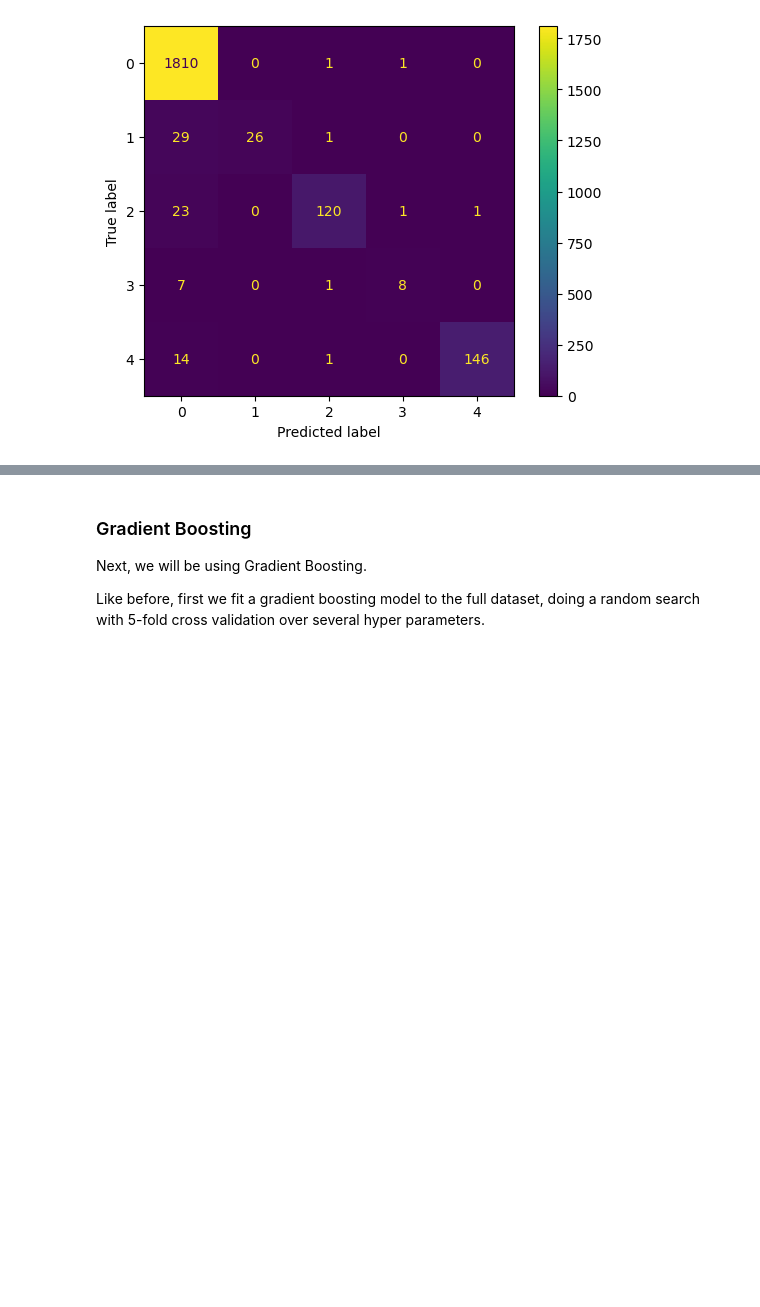
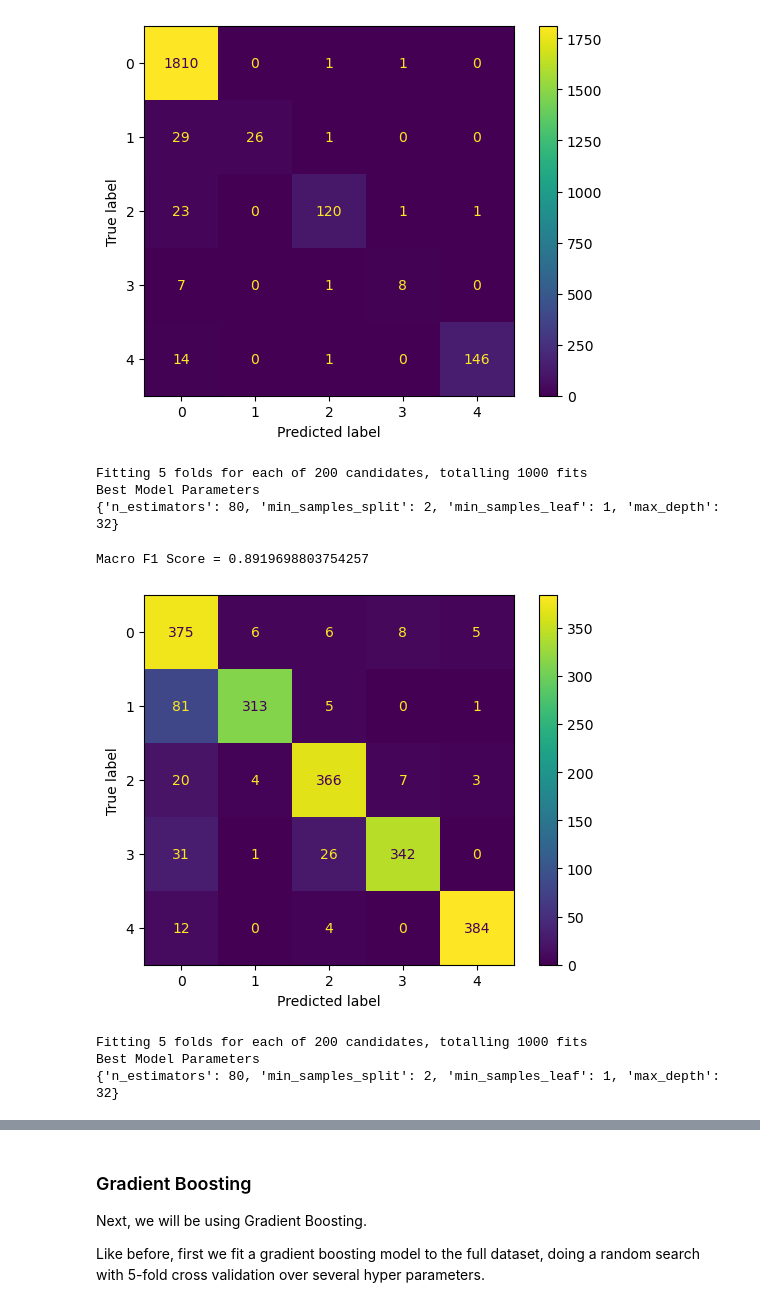
Before and after one commit to Chiuchiyin/DTSA5509-Final-Project, a Jupyter notebook: Heart Beat ECG Analysis and Classification.ipynb, the cells around one changed output, grey strips where cells are left out. Cells and saved outputs as stored; diff of their text form; code cells hidden in the pictures; blank space fills up the shorter version.

```diff
--- a/Heart Beat ECG Analysis and Classification.ipynb
+++ b/Heart Beat ECG Analysis and Classification.ipynb
@@ -463,3 +583,29 @@ make_confusion_matrix(rf_filtered, X_test_filtered, y_test)
 # %% [output]
 Macro F1 Score = 0.8138957027712237
 [figure]
+# %%
+rf_balanced = train_model(RandomForestClassifier(random_state=42),
+                      X_train_balanced, y_train_balanced, "random", "rf_balanced",
+                      param_distributions=rf_parameters, n_jobs=8, scoring=scorer, verbose=1, n_iter=200, random_state=42)
+
+model_summary_df = add_to_model_summary_df(model_summary_df, rf_balanced, "rf_balanced", X_test_balanced, y_test_balanced)
+# %% [output]
+Fitting 5 folds for each of 200 candidates, totalling 1000 fits
+Best Model Parameters
+{'n_estimators': 80, 'min_samples_split': 2, 'min_samples_leaf': 1, 'max_depth': 32}
+# %%
+make_confusion_matrix(rf_balanced, X_test_balanced, y_test_balanced)
+# %% [output]
+Macro F1 Score = 0.8919698803754257
+[figure, added]
+# %%
+rf_balanced_filtered = train_model(RandomForestClassifier(random_state=42),
+                          X_train_balanced_filtered, y_train_balanced, "random", "rf_balanced_filtered",
+                          param_distributions=rf_parameters, n_jobs=8, scoring=scorer, verbose=1, n_iter=200, random_state=42)
+
+model_summary_df = add_to_model_summary_df(model_summary_df, rf_balanced_filtered, "rf_balanced_filtered",
+                                           X_test_balanced_filtered, y_test_balanced)
+# %% [output]
+Fitting 5 folds for each of 200 candidates, totalling 1000 fits
+Best Model Parameters
+{'n_estimators': 80, 'min_samples_split': 2, 'min_samples_leaf': 1, 'max_depth': 32}
```
Also changed, not shown: parts of 30 cells of this notebook.
